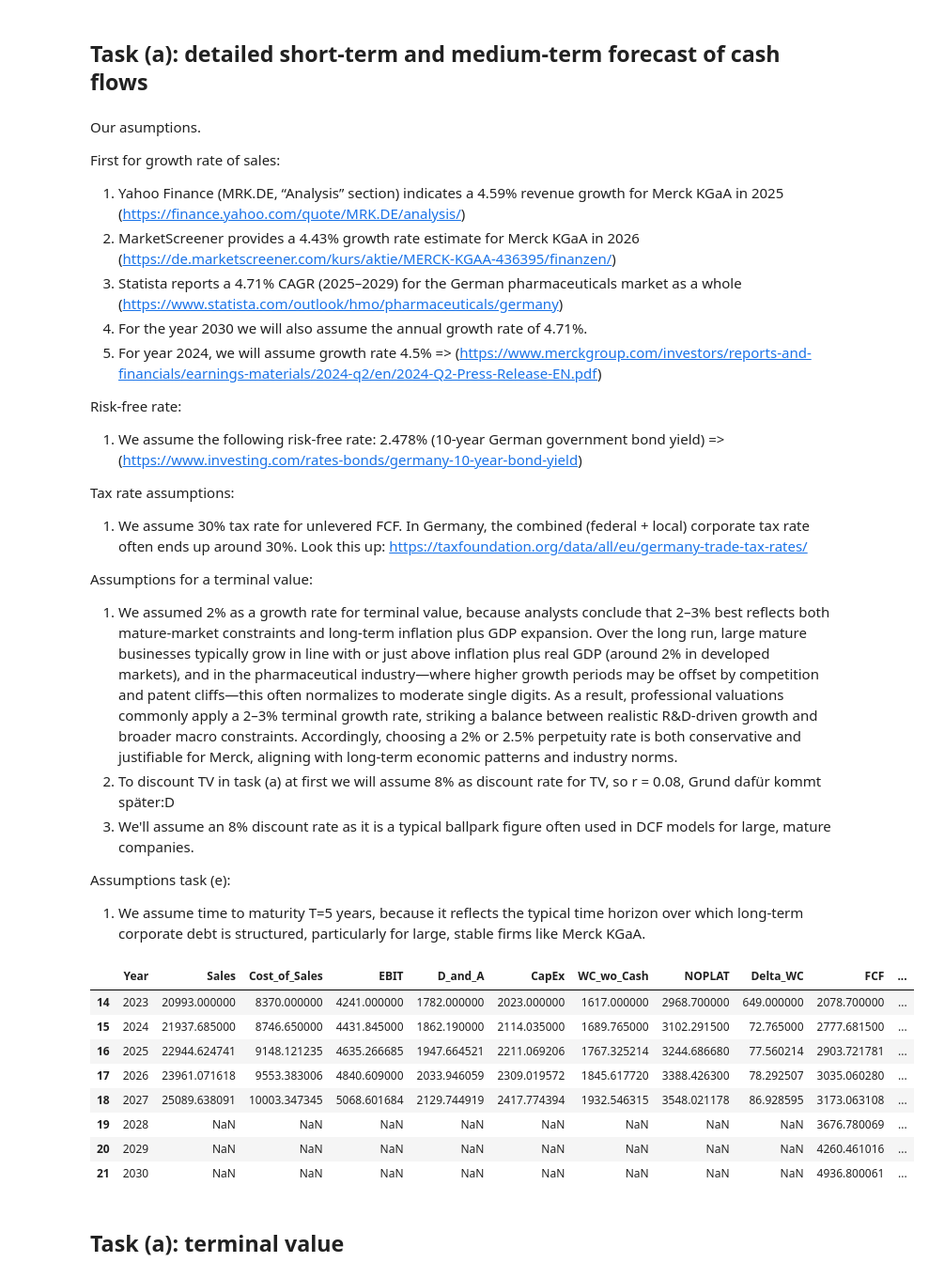
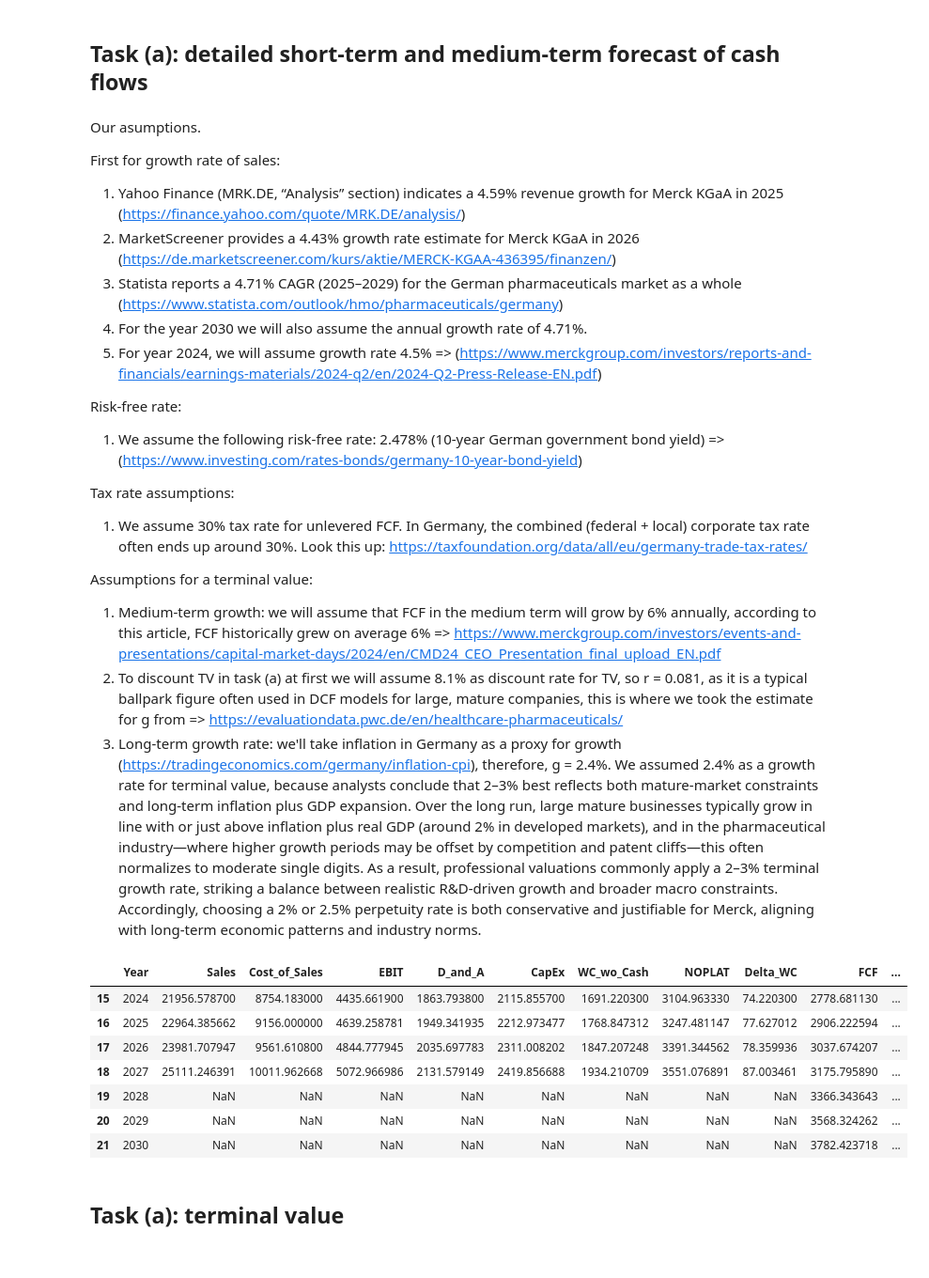
Before and after one commit to Japulgarin/Advanced-Corporate-Finance, a Jupyter notebook: ACF_assignment.ipynb, the cells around one changed output. Shown at 94% size. Drawn from its saved outputs; the diff is of its cells as text; code cells hidden in the pictures.

```diff
--- a/ACF_assignment.ipynb
+++ b/ACF_assignment.ipynb
@@ -27,13 +27,9 @@ Tax rate assumptions:
 1. We assume 30% tax rate for unlevered FCF. In Germany, the combined (federal + local) corporate tax rate often ends up around 30%. Look this up: https://taxfoundation.org/data/all/eu/germany-trade-tax-rates/
 
 Assumptions for a terminal value:
-1. We assumed 2% as a growth rate for terminal value, because analysts conclude that 2–3% best reflects both mature-market constraints and long-term inflation plus GDP expansion.
-Over the long run, large mature businesses typically grow in line with or just above inflation plus real GDP (around 2% in developed markets), and in the pharmaceutical industry—where higher growth periods may be offset by competition and patent cliffs—this often normalizes to moderate single digits. As a result, professional valuations commonly apply a 2–3% terminal growth rate, striking a balance between realistic R&D-driven growth and broader macro constraints. Accordingly, choosing a 2% or 2.5% perpetuity rate is both conservative and justifiable for Merck, aligning with long-term economic patterns and industry norms.
-2. To discount TV in task (a) at first we will assume 8% as discount rate for TV, so r = 0.08, Grund dafür kommt später:D
-2. We'll assume an 8% discount rate as it is a typical ballpark figure often used in DCF models for large, mature companies.
-
-Assumptions task (e):
-1. We assume time to maturity T=5 years, because it reflects the typical time horizon over which long-term corporate debt is structured, particularly for large, stable firms like Merck KGaA.
+1. Medium-term growth: we will assume that FCF in the medium term will grow by 6% annually, according to this article, FCF historically grew on average 6% => https://www.merckgroup.com/investors/events-and-presentations/capital-market-days/2024/en/CMD24_CEO_Presentation_final_upload_EN.pdf
+2. To discount TV in task (a) at first we will assume 8.1% as discount rate for TV, so r = 0.081, as it is a typical ballpark figure often used in DCF models for large, mature companies, this is where we took the estimate for g from => https://evaluationdata.pwc.de/en/healthcare-pharmaceuticals/
+3. Long-term growth rate: we'll take inflation in Germany as a proxy for growth (https://tradingeconomics.com/germany/inflation-cpi), therefore, g = 2.4%. We assumed 2.4% as a growth rate for terminal value, because analysts conclude that 2–3% best reflects both mature-market constraints and long-term inflation plus GDP expansion. Over the long run, large mature businesses typically grow in line with or just above inflation plus real GDP (around 2% in developed markets), and in the pharmaceutical industry—where higher growth periods may be offset by competition and patent cliffs—this often normalizes to moderate single digits. As a result, professional valuations commonly apply a 2–3% terminal growth rate, striking a balance between realistic R&D-driven growth and broader macro constraints. Accordingly, choosing a 2% or 2.5% perpetuity rate is both conservative and justifiable for Merck, aligning with long-term economic patterns and industry norms.
 # %%
 import pandas as pd
 import numpy as np
@@ -91,7 +87,7 @@ wc_ratio_2023 = df_hist.loc[df_hist["Year"] == 2023, "WC_wo_Cash"].values[0] / d
 
 # Then we list here our sales growth assumptions
 sales_growth_map = {
-    2024: 0.045,
+    2024: 0.0459,
     2025: 0.0459,
     2026: 0.0443,
     2027: 0.0471
@@ -138,45 +134,44 @@ for year in sales_growth_map.keys():
     forecast_data["WC_wo_Cash"].append(wc_wo_cash)
     forecast_data["NOPLAT"].append(noplat)
     forecast_data["Delta_WC"].append(delta_wc)
     forecast_data["FCF"].append(current_fcf)
 
 # Then we convert forecast data to DataFrame and merge
 df_forecast = pd.DataFrame(forecast_data)
 df_merged = pd.concat([df_hist, df_forecast], ignore_index=True).sort_values("Year")
 
 # This is to make sure years 2028-2030 exist in the DataFrame
 for year in range(2028, 2031):
     if year not in df_merged["Year"].values:
         df_merged = pd.concat([df_merged, pd.DataFrame({"Year": [year]})], ignore_index=True)
 
 # Next for the further forecast horizon we calculate FCF growth rate from 2023 to 2027
 df_merged["FCF_Growth_Rate"] = df_merged["FCF"].pct_change()
 
-# Then we calculate the mean FCF growth rate for the years 2023 to 2027
-fcf_growth_avg = df_merged.loc[(df_merged["Year"] >= 2023) & (df_merged["Year"] <= 2027), "FCF_Growth_Rate"].mean()
+# Medium-term growth: we will assume that FCF in the medium term will grow by 6% annually
+medium_term_growth_rate = 0.06
 
 # And then we apply the mean growth rate to forecast FCF for 2028-2030
 for year in range(2028, 2031):
     prev_fcf = df_merged.loc[df_merged["Year"] == year - 1, "FCF"].values[0]
-    forecast_fcf = prev_fcf * (1 + fcf_growth_avg)
+    forecast_fcf = prev_fcf * (1 + medium_term_growth_rate) # We use 2.4% for the medium-term growth rate
     df_merged.loc[df_merged["Year"] == year, "FCF"] = forecast_fcf
 
 # Here we recalculate FCF growth rate after updating FCF for 2028-2030
 df_merged["FCF_Growth_Rate"] = df_merged["FCF"].pct_change()
 
 # And finally we display the results
-df_final_result_updated = df_merged[df_merged["Year"] >= 2023].copy()
+df_final_result_updated = df_merged[df_merged["Year"] >= 2024].copy()
 df_final_result_updated
 # %% [output]
 |  | Year | Sales | Cost_of_Sales | EBIT | D_and_A | CapEx | WC_wo_Cash | NOPLAT | Delta_WC | FCF | ... |
-| 14 | 2023 | 20993.000000 | 8370.000000 | 4241.000000 | 1782.000000 | 2023.000000 | 1617.000000 | 2968.700000 | 649.000000 | 2078.700000 | ... |
-| 15 | 2024 | 21937.685000 | 8746.650000 | 4431.845000 | 1862.190000 | 2114.035000 | 1689.765000 | 3102.291500 | 72.765000 | 2777.681500 | ... |
-| 16 | 2025 | 22944.624741 | 9148.121235 | 4635.266685 | 1947.664521 | 2211.069206 | 1767.325214 | 3244.686680 | 77.560214 | 2903.721781 | ... |
-| 17 | 2026 | 23961.071618 | 9553.383006 | 4840.609000 | 2033.946059 | 2309.019572 | 1845.617720 | 3388.426300 | 78.292507 | 3035.060280 | ... |
-| 18 | 2027 | 25089.638091 | 10003.347345 | 5068.601684 | 2129.744919 | 2417.774394 | 1932.546315 | 3548.021178 | 86.928595 | 3173.063108 | ... |
-| 19 | 2028 | NaN | NaN | NaN | NaN | NaN | NaN | NaN | NaN | 3676.780069 | ... |
-| 20 | 2029 | NaN | NaN | NaN | NaN | NaN | NaN | NaN | NaN | 4260.461016 | ... |
-| 21 | 2030 | NaN | NaN | NaN | NaN | NaN | NaN | NaN | NaN | 4936.800061 | ... |
+| 15 | 2024 | 21956.578700 | 8754.183000 | 4435.661900 | 1863.793800 | 2115.855700 | 1691.220300 | 3104.963330 | 74.220300 | 2778.681130 | ... |
+| 16 | 2025 | 22964.385662 | 9156.000000 | 4639.258781 | 1949.341935 | 2212.973477 | 1768.847312 | 3247.481147 | 77.627012 | 2906.222594 | ... |
+| 17 | 2026 | 23981.707947 | 9561.610800 | 4844.777945 | 2035.697783 | 2311.008202 | 1847.207248 | 3391.344562 | 78.359936 | 3037.674207 | ... |
+| 18 | 2027 | 25111.246391 | 10011.962668 | 5072.966986 | 2131.579149 | 2419.856688 | 1934.210709 | 3551.076891 | 87.003461 | 3175.795890 | ... |
+| 19 | 2028 | NaN | NaN | NaN | NaN | NaN | NaN | NaN | NaN | 3366.343643 | ... |
+| 20 | 2029 | NaN | NaN | NaN | NaN | NaN | NaN | NaN | NaN | 3568.324262 | ... |
+| 21 | 2030 | NaN | NaN | NaN | NaN | NaN | NaN | NaN | NaN | 3782.423718 | ... |
 # %% [markdown]
 ## Task (a): terminal value
 # %%
```
Also changed, not shown: parts of 23 cells of this notebook.
